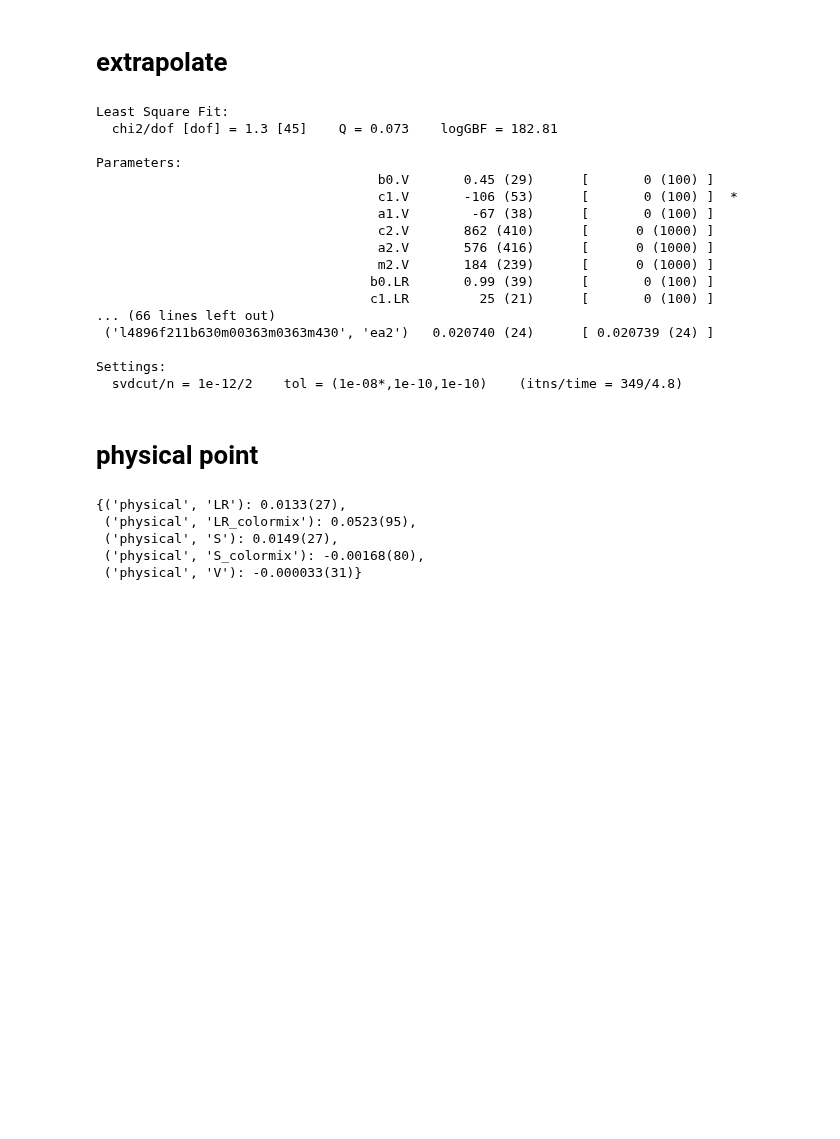
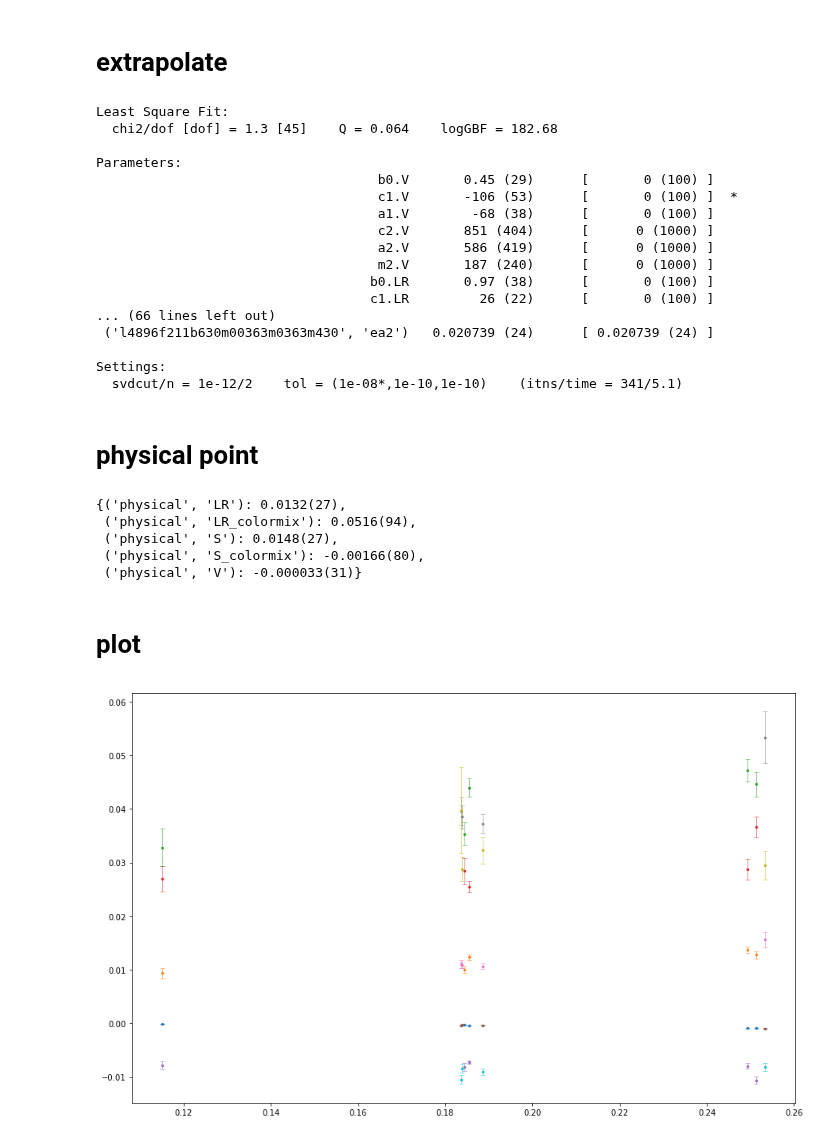
Before and after one commit to callat-qcd/project_0vbb, a Jupyter notebook: 0vbb_workbook.ipynb, the cells around one changed output. Drawn from its saved outputs; the diff is of its cells as text; code cells hidden in the pictures; blank space fills up the shorter version.

Commit message:
initial plotting script.. gotta go eat some food

```diff
--- a/0vbb_workbook.ipynb
+++ b/0vbb_workbook.ipynb
@@ -17,7 +17,7 @@ params['ensembles'] = ['l1648f211b580m013m065m838','l2448f211b580m0064m0640m828'
 params['operators'] = ['V','LR','LR_colormix','S','S_colormix']
 params['ansatz'] = 'chipt'
 params['order'] = 2
-params['fv_flag'] = False
+params['fv_flag'] = True
 params['ma_flag'] = False
 params['alphas_flag'] = False
 # priors
@@ -72,6 +72,25 @@ physical_params = dict()
 physical_params['mpi'] = gv.gvar(0.13957018, 0.00000035) # mpi +/- [GeV]
 # http://pdg.lbl.gov/2016/reviews/rpp2016-rev-pseudoscalar-meson-decay-cons.pdf
 physical_params['Fpi'] = gv.gvar(0.1302, 0.0017)/np.sqrt(2) # Fpi + ['GeV']
+
+# plot parameters
+plt.rcParams['text.latex.preamble'] = [
+    r'\usepackage{helvet}',
+    r'\usepackage{sansmath}',
+    r'\sansmath']
+plot_params = dict()
+plot_params['ms'] = '3'
+plot_params['cs'] = 3
+plot_params['fs_l'] = 7
+plot_params['fs_xy'] = 7
+plot_params['ts'] = 7
+plot_params['lw'] = 0.5
+gr = 1.618034333
+fs2_base = 14 #3.50394
+plot_params['fig_size2'] = (fs2_base,fs2_base/gr)
+fs3_base = 14 #3.50394
+plot_params['fig_size3'] = (fs3_base,fs3_base/gr)
+plot_params['plt_axes'] = [0.14,0.165,0.825,0.825]
 # %% [markdown]
 # read data
 # %%
@@ -318,7 +337,7 @@ class fit_class(object):
         if op in ['LR','LR_colormix','S','S_colormix']:
             r = coeff * (1.+2.*ema**2*self.mafvlog(ens,ema)+1./3.*epi**2*self.fvlog(ens,epi))
             r += coeff * self.LO_analytic(x,p)
-            if op in ['S','S_colormix']:
+            if op in ['S','S_colormix'] and self.ma_flag:
                 r += coeff * (-2.*epq2*self.pqlog(ens,epi))
             if self.order > 1:
                 r += coeff * self.NLO_analytic(x,p)
@@ -350,22 +369,22 @@ fit = lsqfit.nonlinear_fit(data=(x,gv_rey),prior=gv_p,fcn=FitClass.fit_function)
 print(fit.format())
 # %% [output]
 Least Square Fit:
-  chi2/dof [dof] = 1.3 [45]    Q = 0.073    logGBF = 182.81
+  chi2/dof [dof] = 1.3 [45]    Q = 0.064    logGBF = 182.68
 
 Parameters:
                                     b0.V       0.45 (29)      [       0 (100) ]
                                     c1.V       -106 (53)      [       0 (100) ]  *
-                                    a1.V        -67 (38)      [       0 (100) ]
-                                    c2.V       862 (410)      [      0 (1000) ]
-                                    a2.V       576 (416)      [      0 (1000) ]
-                                    m2.V       184 (239)      [      0 (1000) ]
-                                   b0.LR       0.99 (39)      [       0 (100) ]
-                                   c1.LR         25 (21)      [       0 (100) ]
+                                    a1.V        -68 (38)      [       0 (100) ]
+                                    c2.V       851 (404)      [      0 (1000) ]
+                                    a2.V       586 (419)      [      0 (1000) ]
+                                    m2.V       187 (240)      [      0 (1000) ]
+                                   b0.LR       0.97 (38)      [       0 (100) ]
+                                   c1.LR         26 (22)      [       0 (100) ]
 ... (66 lines left out)
- ('l4896f211b630m00363m0363m430', 'ea2')   0.020740 (24)      [ 0.020739 (24) ]
+ ('l4896f211b630m00363m0363m430', 'ea2')   0.020739 (24)      [ 0.020739 (24) ]
 
 Settings:
-  svdcut/n = 1e-12/2    tol = (1e-08*,1e-10,1e-10)    (itns/time = 349/4.8)
+  svdcut/n = 1e-12/2    tol = (1e-08*,1e-10,1e-10)    (itns/time = 341/5.1)
 # %% [markdown]
 # physical point
 # %%
@@ -380,8 +399,33 @@ p_physical.update({('physical','epi'):epi_phys,\
 physical_result = FitClassP.fit_function(x_physical,p_physical)
 physical_result
 # %% [output]
-{('physical', 'LR'): 0.0133(27),
- ('physical', 'LR_colormix'): 0.0523(95),
- ('physical', 'S'): 0.0149(27),
- ('physical', 'S_colormix'): -0.00168(80),
+{('physical', 'LR'): 0.0132(27),
+ ('physical', 'LR_colormix'): 0.0516(94),
+ ('physical', 'S'): 0.0148(27),
+ ('physical', 'S_colormix'): -0.00166(80),
  ('physical', 'V'): -0.000033(31)}
+# %% [markdown]
+# plot
+# %%
+# fv shift
+fullfit = FitClass.fit_function(x,fit.p)
+FitClassNoFV = fit_class(params['ansatz'],params['order'],False,params['ma_flag'],params['alphas_flag'],ini)
+nofvfit = FitClassNoFV.fit_function(x,fit.p)
+diff = {key:fullfit[key]-nofvfit[key] for key in fullfit.keys()}
+data_fvcorrected = {key:gv_rey[key]-diff[key] for key in gv_rey.keys()}
+epi_data = {(ens,'epi'):fit.p[ens,'epi'] for ens in params['ensembles']}
+# %%
+# plot result
+fig = plt.figure('%s chiral extrapolation' %params['ansatz'],figsize=plot_params['fig_size3'])
+ax = plt.axes(plot_params['plt_axes'])
+for ens in params['ensembles']:
+    for op in params['operators']:
+        xplt = epi_data[(ens,'epi')].mean
+        ymean = data_fvcorrected[(ens,op)].mean
+        ysdev = data_fvcorrected[(ens,op)].sdev
+        ax.errorbar(x=xplt,y=ymean,yerr=ysdev,ls='None',marker='o',\
+                   markersize=plot_params['ms'],elinewidth=plot_params['lw'],\
+                   capsize=plot_params['cs'],mew=plot_params['lw'])
+plt.draw()
+# %% [output]
+[figure, added]
```
